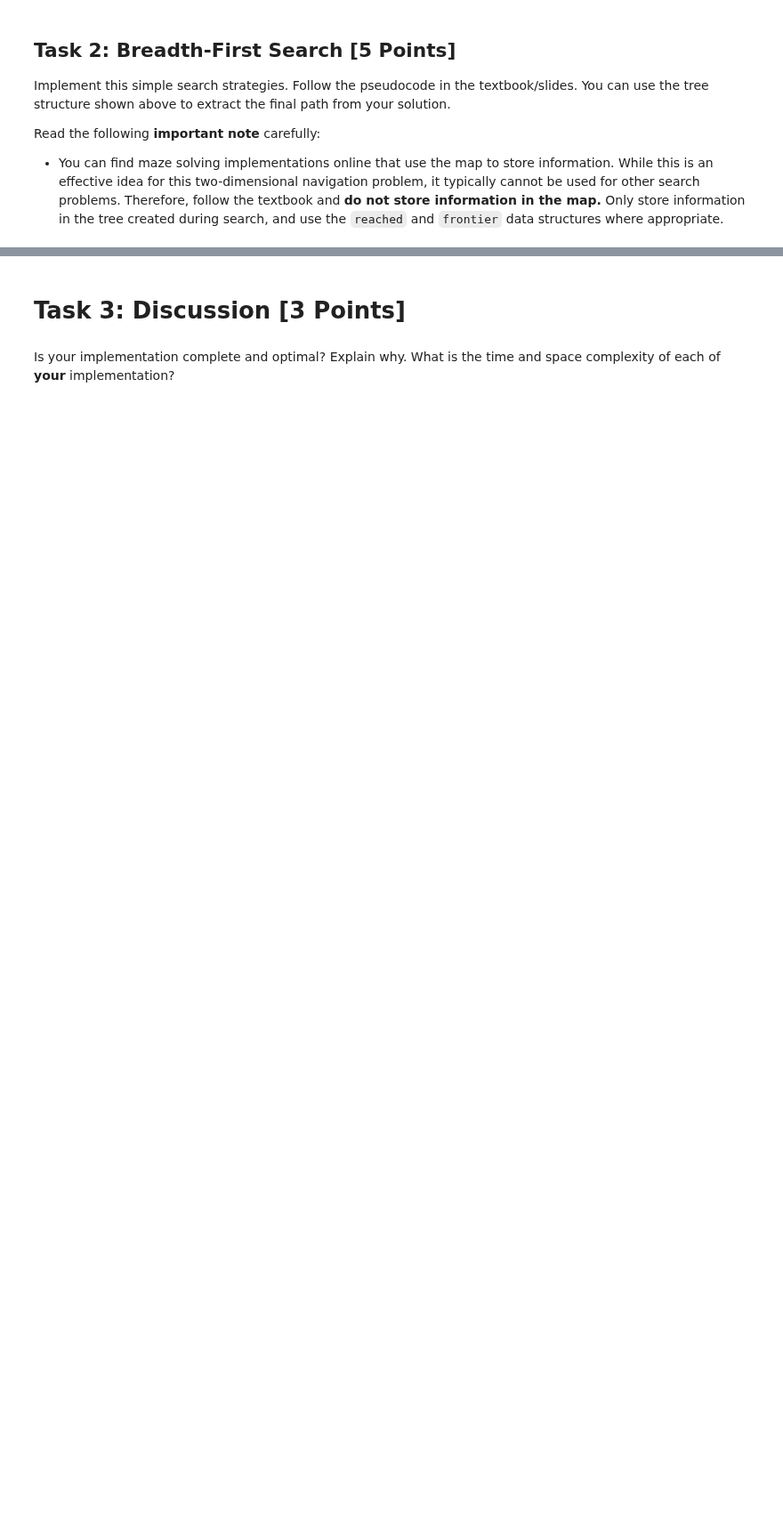
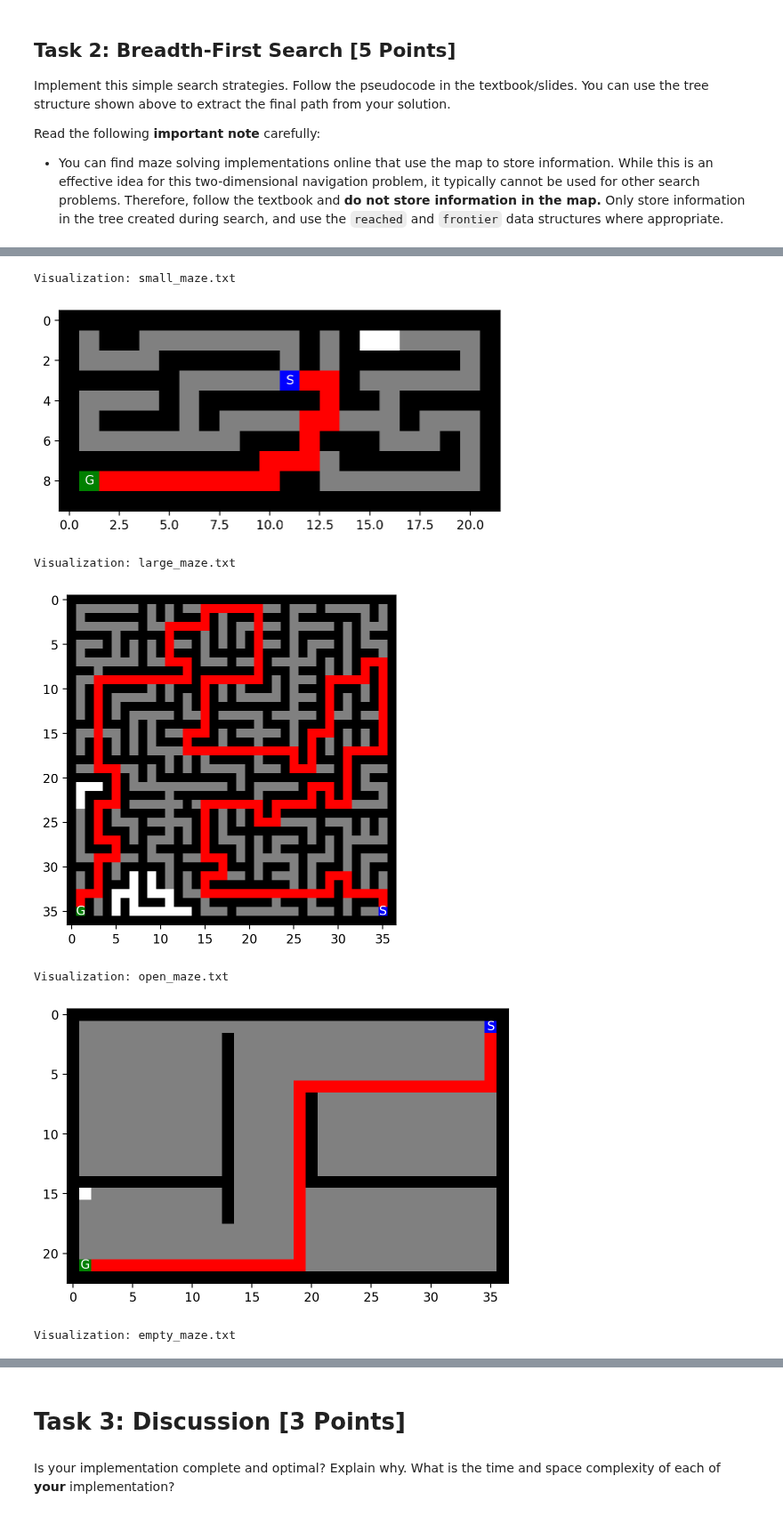
Before and after one commit to minhhailtv6a1/Team_Project_TTNTNC_2025_2026, a Jupyter notebook: lab02 - Searching/Ex2_Maze_simplified.ipynb, the cells around one changed output, grey strips where cells are left out. Shown at 89% size. Cells and saved outputs as stored; diff of their text form; code cells hidden in the pictures; blank space fills up the shorter version.

```diff
--- a/lab02 - Searching/Ex2_Maze_simplified.ipynb
+++ b/lab02 - Searching/Ex2_Maze_simplified.ipynb
@@ -321,0 +437,29 @@ Visualize the found path for each maze. You can look at the `show_maze()` functi
+# %%
+%matplotlib inline
+%config InlineBackend.figure_format = 'retina'
+import matplotlib.pyplot as plt
+
+def show_solution(maze, result):
+    viz_maze = maze.copy()
+    for r, c in result['reached']:
+        if viz_maze[r, c] == ' ':
+            viz_maze[r, c] = '.'
+
+    if result['path'] is not None:
+        for node in result['path'][1:-1]:
+            viz_maze[node.pos] = 'P'
+
+    mh.show_maze(viz_maze)
+
+for maze_file, (current_maze, res) in results.items():
+    print(f"Visualization: {maze_file}")
+    show_solution(current_maze, res)
+    plt.show()
+# %% [output]
+Visualization: small_maze.txt
+[figure, added]
+Visualization: large_maze.txt
+[figure, added]
+Visualization: open_maze.txt
+[figure, added]
+Visualization: empty_maze.txt
```
Also changed, not shown: parts of 18 cells of this notebook, 1 other file.
